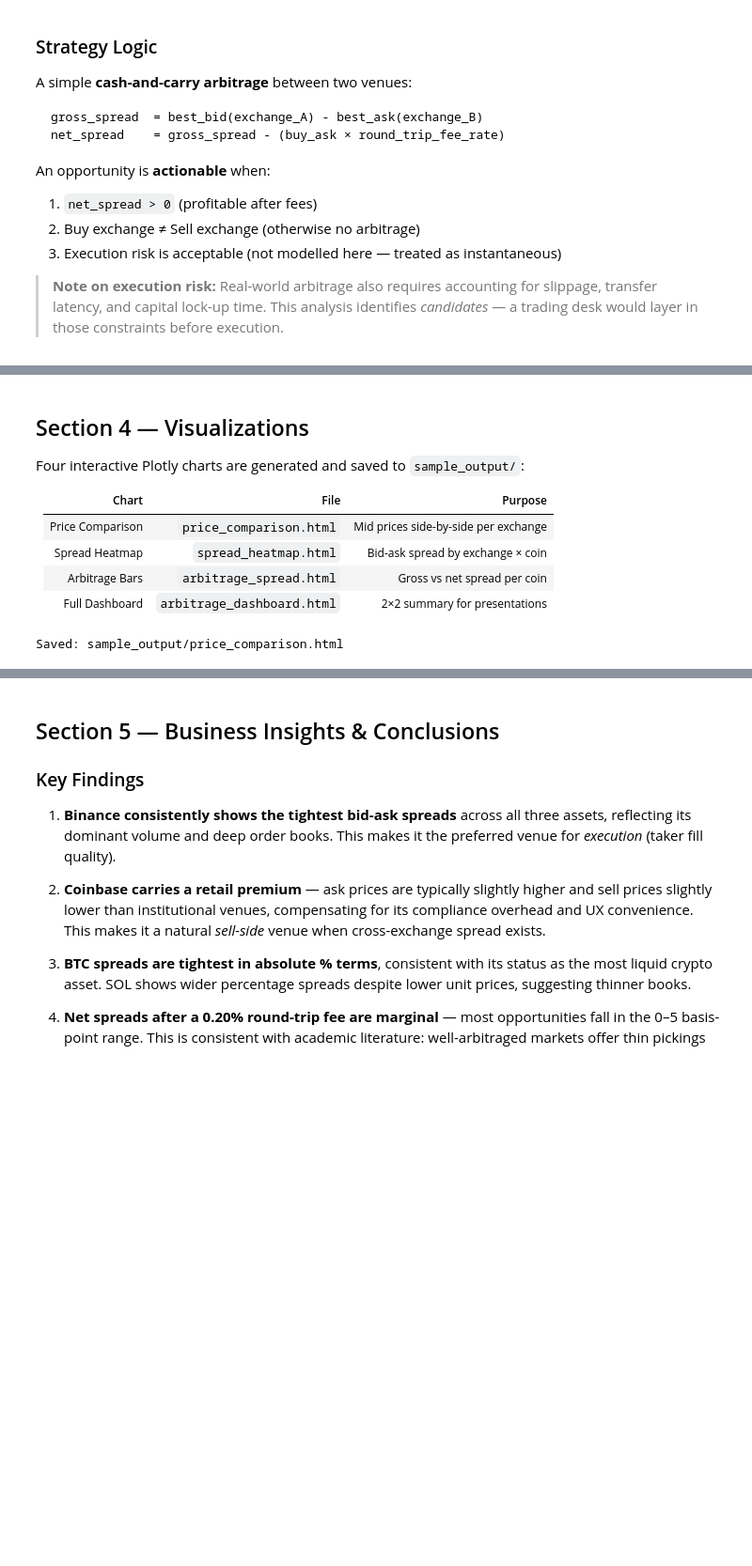
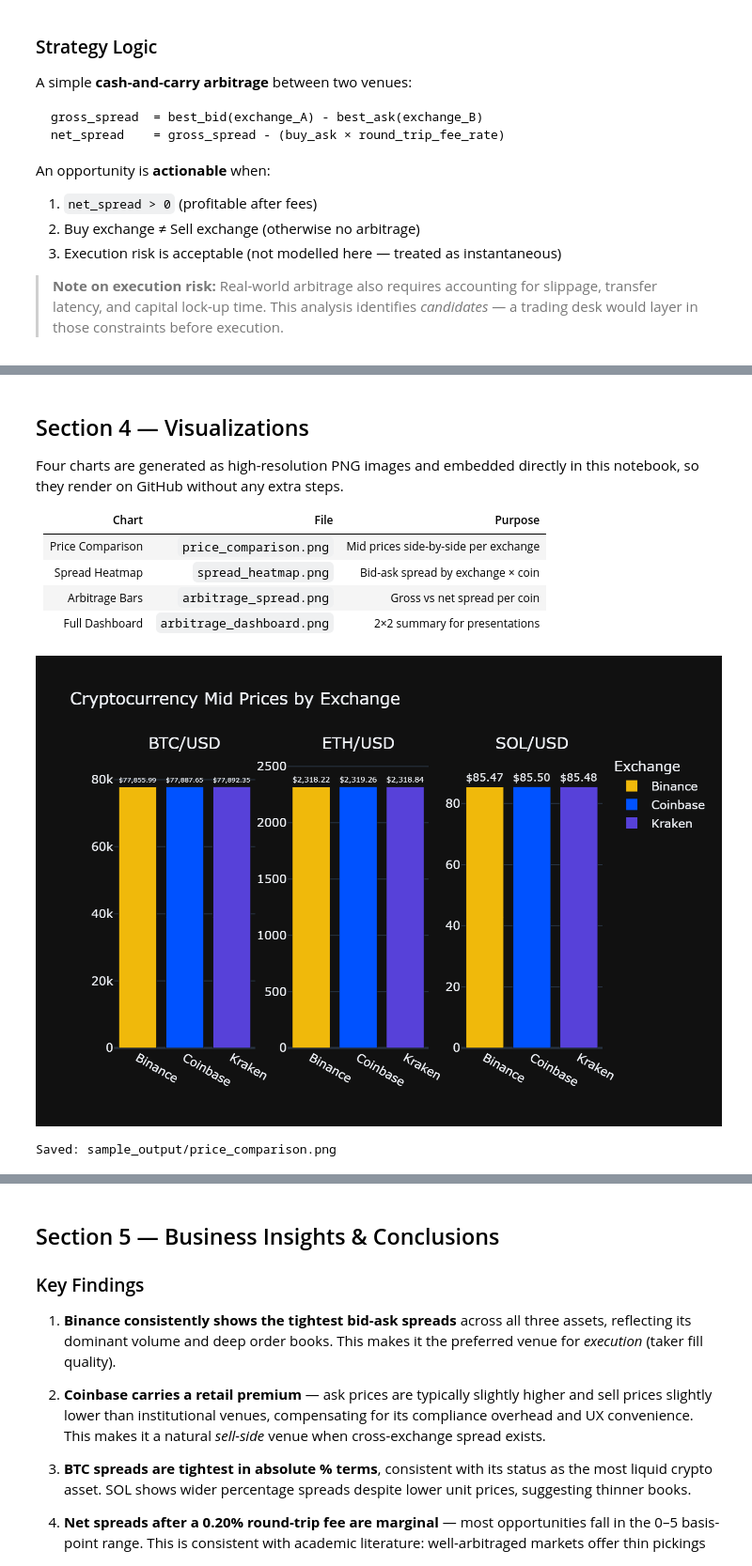
Before and after one commit to SCastilloP14/Multi-Exchange-Crypto-Arbitrage-Analysis, a Jupyter notebook: crypto_arbitrage_analysis.ipynb, the cells around one changed output, grey strips where cells are left out. Shown at 94% size. Drawn from its saved outputs; the diff is of its cells as text; code cells hidden in the pictures; blank space fills up the shorter version.

Commit message:
Embed PNG charts for GitHub rendering

```diff
--- a/crypto_arbitrage_analysis.ipynb
+++ b/crypto_arbitrage_analysis.ipynb
@@ -468,14 +468,14 @@ Cross-Exchange Arbitrage Analysis (fees assumed 0.10% per leg)
 # %% [markdown]
 ## Section 4 — Visualizations
 
-Four interactive Plotly charts are generated and saved to `sample_output/`:
+Four charts are generated as high-resolution PNG images and embedded directly in this notebook, so they render on GitHub without any extra steps.
 
 | Chart | File | Purpose |
 |-------|------|---------|
-| Price Comparison | `price_comparison.html` | Mid prices side-by-side per exchange |
-| Spread Heatmap | `spread_heatmap.html` | Bid-ask spread by exchange × coin |
-| Arbitrage Bars | `arbitrage_spread.html` | Gross vs net spread per coin |
-| Full Dashboard | `arbitrage_dashboard.html` | 2×2 summary for presentations |
+| Price Comparison | `price_comparison.png` | Mid prices side-by-side per exchange |
+| Spread Heatmap | `spread_heatmap.png` | Bid-ask spread by exchange × coin |
+| Arbitrage Bars | `arbitrage_spread.png` | Gross vs net spread per coin |
+| Full Dashboard | `arbitrage_dashboard.png` | 2×2 summary for presentations |
 # %%
 # ── Chart 1: Mid-price comparison per exchange ───────────────────────────────
 coins_sorted = sorted(df['coin'].unique())
@@ -485,37 +485,38 @@ fig1 = make_subplots(
     shared_yaxes=False,
 )
 
 for col_idx, coin in enumerate(coins_sorted, start=1):
     coin_df = df[df['coin'] == coin].sort_values('exchange')
     for _, row in coin_df.iterrows():
         exchange = row['exchange']
         color    = EXCHANGE_COLORS.get(exchange, '#888888')
         fig1.add_trace(
             go.Bar(
                 name=exchange,
                 x=[exchange],
                 y=[row['mid']],
                 marker_color=color,
                 showlegend=(col_idx == 1),
                 text=[f'${row["mid"]:,.2f}'],
                 textposition='outside',
             ),
             row=1, col=col_idx,
         )
 
 fig1.update_layout(
     title='Cryptocurrency Mid Prices by Exchange',
     template='plotly_dark',
     height=480,
     barmode='group',
     showlegend=True,
     legend_title='Exchange',
 )
-fig1.show()
-fig1.write_html('sample_output/price_comparison.html')
-print('Saved: sample_output/price_comparison.html')
+fig1.write_image('sample_output/price_comparison.png', scale=2)
+display(Image('sample_output/price_comparison.png'))
+print('Saved: sample_output/price_comparison.png')
 # %% [output]
+[figure, added]
-Saved: sample_output/price_comparison.html
+Saved: sample_output/price_comparison.png
 # %%
 # ── Chart 2: Bid-ask spread heatmap ─────────────────────────────────────────
 spread_pivot = df.pivot(index='exchange', columns='coin', values='ba_spread_pct')
```
Also changed, not shown: parts of 8 cells of this notebook.
